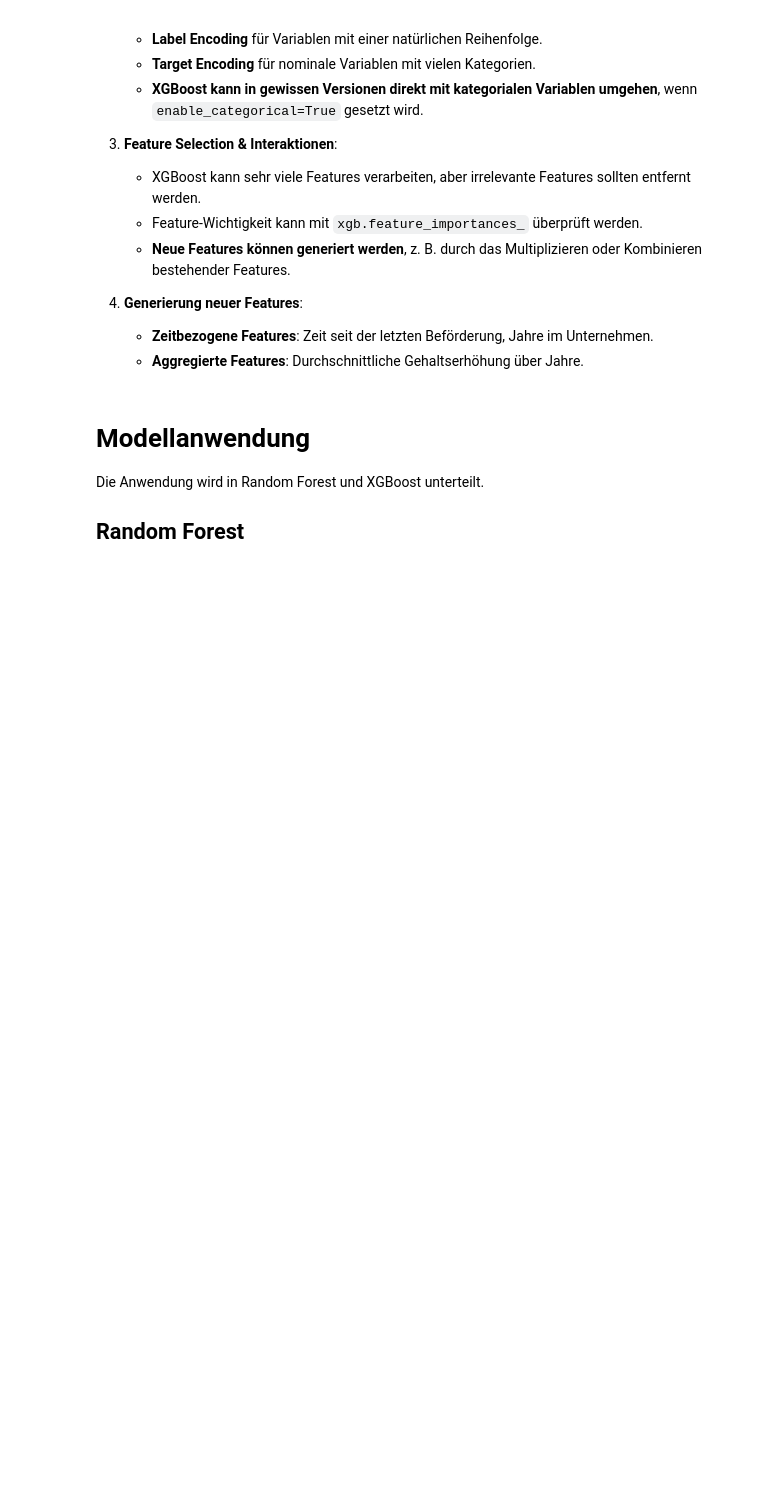
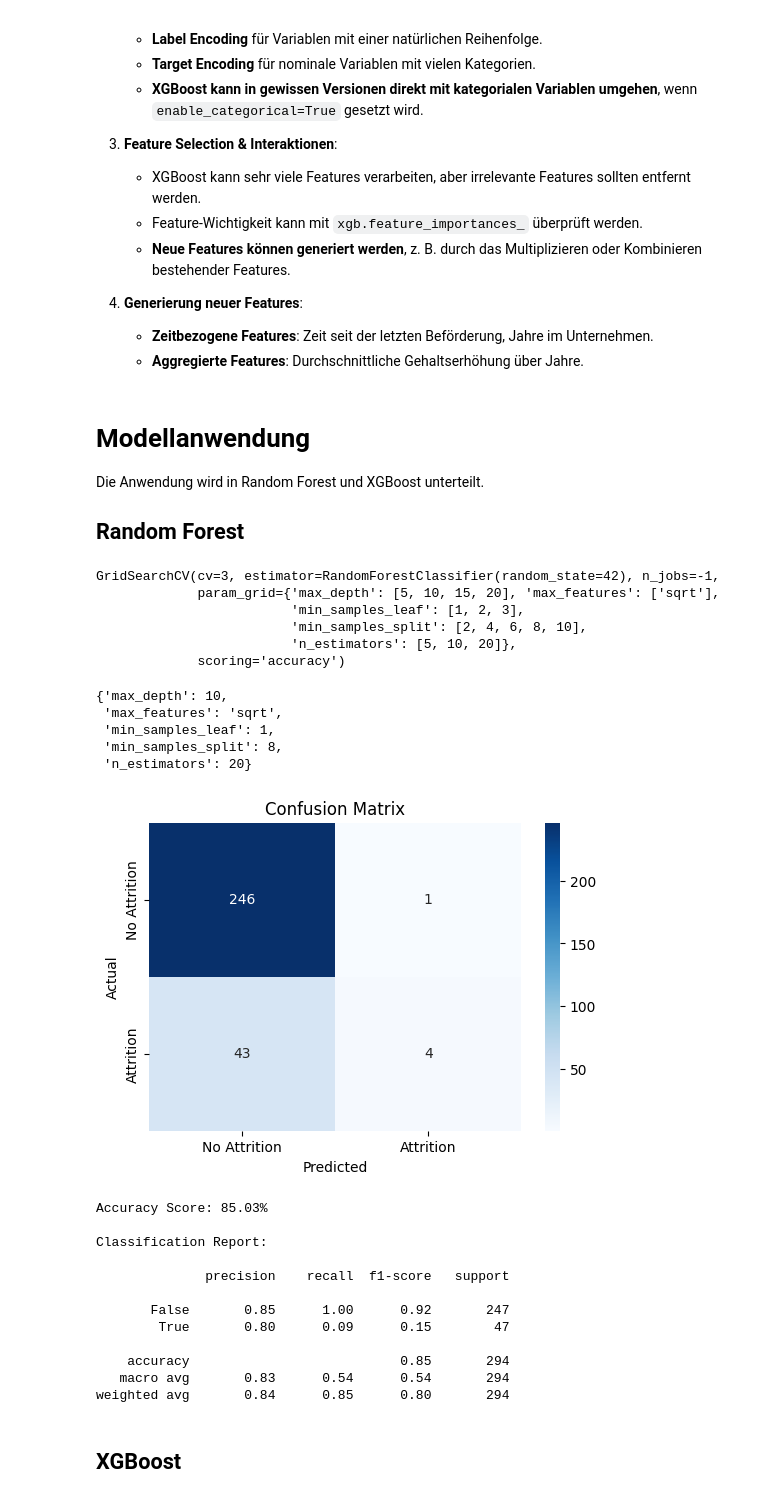
Before and after one commit to TBMeyer/dmi_fluctuation, a Jupyter notebook: notebooks/main.ipynb, the cells around one changed output. Saved outputs shown, nothing was run; the diff lists cells and outputs as text; code cells hidden in the pictures; blank space fills up the shorter version.

Commit message:
Added random forest

```diff
--- a/notebooks/main.ipynb
+++ b/notebooks/main.ipynb
@@ -314,8 +322,8 @@ Die Anwendung wird in Random Forest und XGBoost unterteilt.
 # Imports
 from sklearn.ensemble import RandomForestClassifier
 from sklearn.model_selection import train_test_split, GridSearchCV
-from sklearn.preprocessing import LabelEncoder, OneHotEncoder
-from sklearn.metrics import accuracy_score, classification_report
+#from sklearn.preprocessing import LabelEncoder, OneHotEncoder
+from sklearn.metrics import accuracy_score, classification_report, confusion_matrix
 
 # Feature Engineering
 df_rf = df.copy().drop(columns=["Leaves"]) # Da während der EDA-Phase keine Interpretierbarkeit der Variable "Leaves" hergestellt werden konnte, wird diese entfernt.
@@ -349,12 +357,74 @@ X_train, X_test, y_train, y_test = train_test_split(X, y, test_size=0.2, random_
 
 # Parameter Grid
 param_grid = {
-    'n_estimators': [50, 100, 200], # Anzahl der Bäume
-    'max_depth': [3, 5, 7], # Maximale Tiefe der Bäume
-    'min_samples_split': [2, 5, 10], # Minimale Anzahl an Samples, die für einen Split notwendig sind
-    'min_samples_leaf': [1, 2, 4], # Minimale Anzahl an Samples, die in einem Blatt sein müssen
-    'max_features': ["sqrt","log2"]
+    'n_estimators': [5,10,20], # Anzahl der Bäume
+    'max_depth': [5,10,15,20], # Maximale Tiefe der Bäume
+    'min_samples_split': [2,4,6,8,10], # Minimale Anzahl an Samples, die für einen Split notwendig sind
+    'min_samples_leaf': [1,2,3], # Minimale Anzahl an Samples, die in einem Blatt sein müssen
+    'max_features': ["sqrt"]
 }
 
 grid_search = GridSearchCV(RandomForestClassifier(random_state=42), param_grid, cv=3, scoring='accuracy', n_jobs=-1)
 grid_search.fit(X_train, y_train)
+# %% [output]
+GridSearchCV(cv=3, estimator=RandomForestClassifier(random_state=42), n_jobs=-1,
+             param_grid={'max_depth': [5, 10, 15, 20], 'max_features': ['sqrt'],
+                         'min_samples_leaf': [1, 2, 3],
+                         'min_samples_split': [2, 4, 6, 8, 10],
+                         'n_estimators': [5, 10, 20]},
+             scoring='accuracy')
+# %%
+# Bestes Modell ausgeben
+best_model = grid_search.best_estimator_
+best_params = grid_search.best_params_
+
+best_params
+# %% [output]
+{'max_depth': 10,
+ 'max_features': 'sqrt',
+ 'min_samples_leaf': 1,
+ 'min_samples_split': 8,
+ 'n_estimators': 20}
+# %%
+# Bestes Modell ausgeben
+best_model = grid_search.best_estimator_
+best_params = grid_search.best_params_
+
+# Vorhersagen mit dem besten Modell
+y_pred = best_model.predict(X_test)
+# Evaluierung des Modells
+accuracy = accuracy_score(y_test, y_pred)
+report = classification_report(y_test, y_pred)
+cm = confusion_matrix(y_test, y_pred)
+
+# Darstellung der Confusion Matrix als Heatmap
+plt.figure(figsize=(6, 4))
+sns.heatmap(cm, annot=True, fmt="d", cmap="Blues", xticklabels=["No Attrition", "Attrition"], yticklabels=["No Attrition", "Attrition"])
+plt.xlabel("Predicted")
+plt.ylabel("Actual")
+plt.title("Confusion Matrix")
+plt.show()
+
+# Accuracy Score anschaulicher darstellen
+accuracy_percentage = accuracy * 100
+print(f"Accuracy Score: {accuracy_percentage:.2f}%")
+
+# Classification Report übersichtlich anzeigen
+print("\nClassification Report:\n")
+print(report)
+# %% [output]
+[figure, added]
+Accuracy Score: 85.03%
+
+Classification Report:
+
+              precision    recall  f1-score   support
+
+       False       0.85      1.00      0.92       247
+        True       0.80      0.09      0.15        47
+
+    accuracy                           0.85       294
+   macro avg       0.83      0.54      0.54       294
+weighted avg       0.84      0.85      0.80       294
+# %% [markdown]
+## **XGBoost**
```
Also changed, not shown: parts of 1 cell of this notebook.
